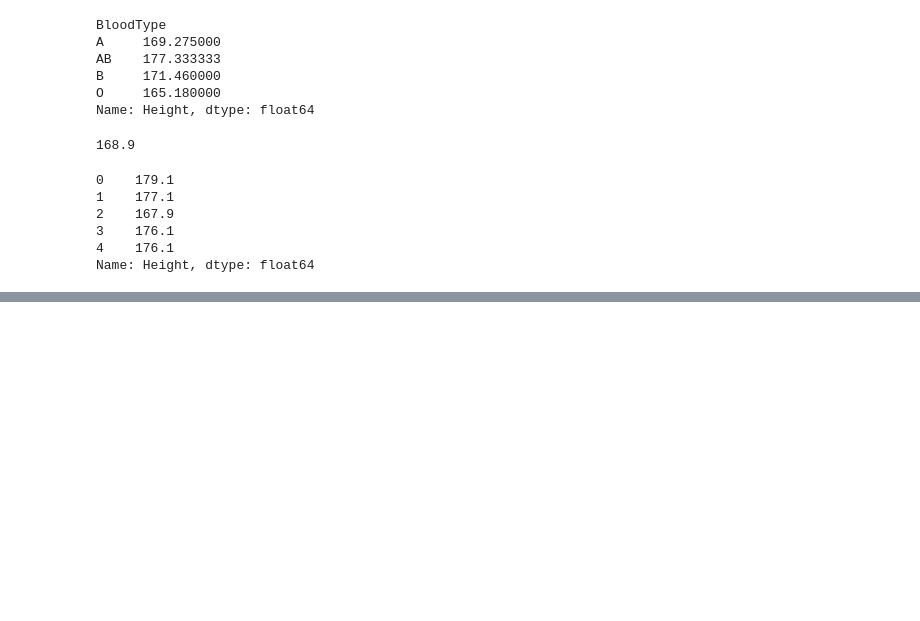
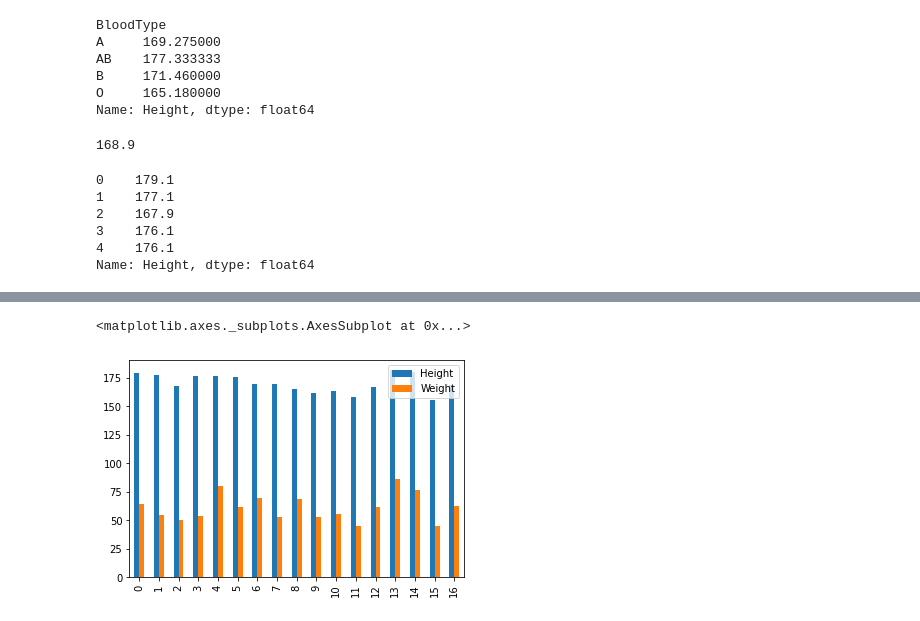
Before and after one commit to jeonsun3629/TIL, a Jupyter notebook: DataAnalytics/[007]_Python_Packages/Python_Packages.ipynb, the cells around one changed output, grey strips where cells are left out. Drawn from its saved outputs; the diff is of its cells as text; code cells hidden in the pictures; blank space fills up the shorter version.

```diff
--- a/DataAnalytics/[007]_Python_Packages/Python_Packages.ipynb
+++ b/DataAnalytics/[007]_Python_Packages/Python_Packages.ipynb
@@ -507,0 +515,5 @@ Name: Height, dtype: float64
+# %%
+DF1[['Height', 'Weight']].plot(kind='bar')
+# %% [output]
+<matplotlib.axes._subplots.AxesSubplot at 0x...>
+[figure, added]
```
Also changed, not shown: parts of 26 cells of this notebook, 1 other file.
